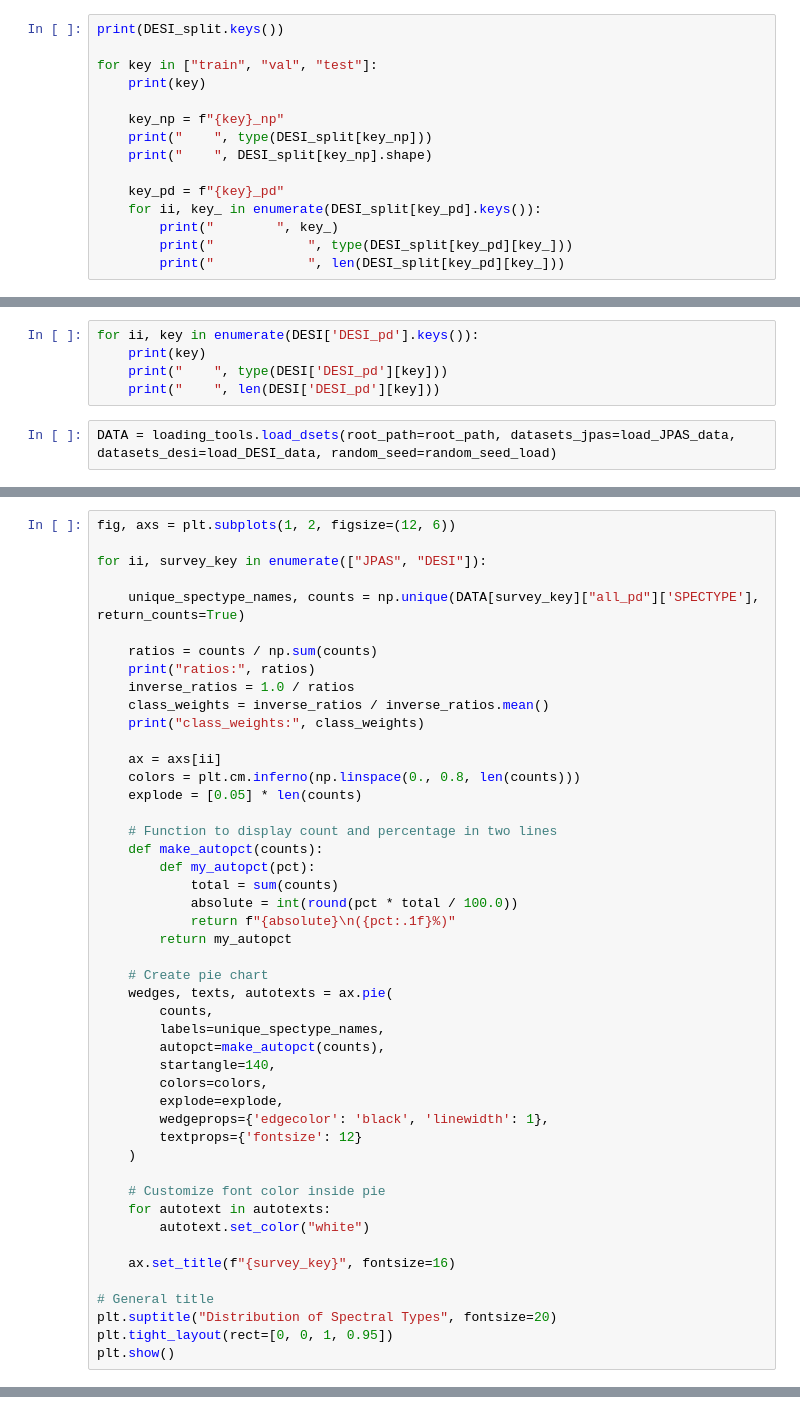
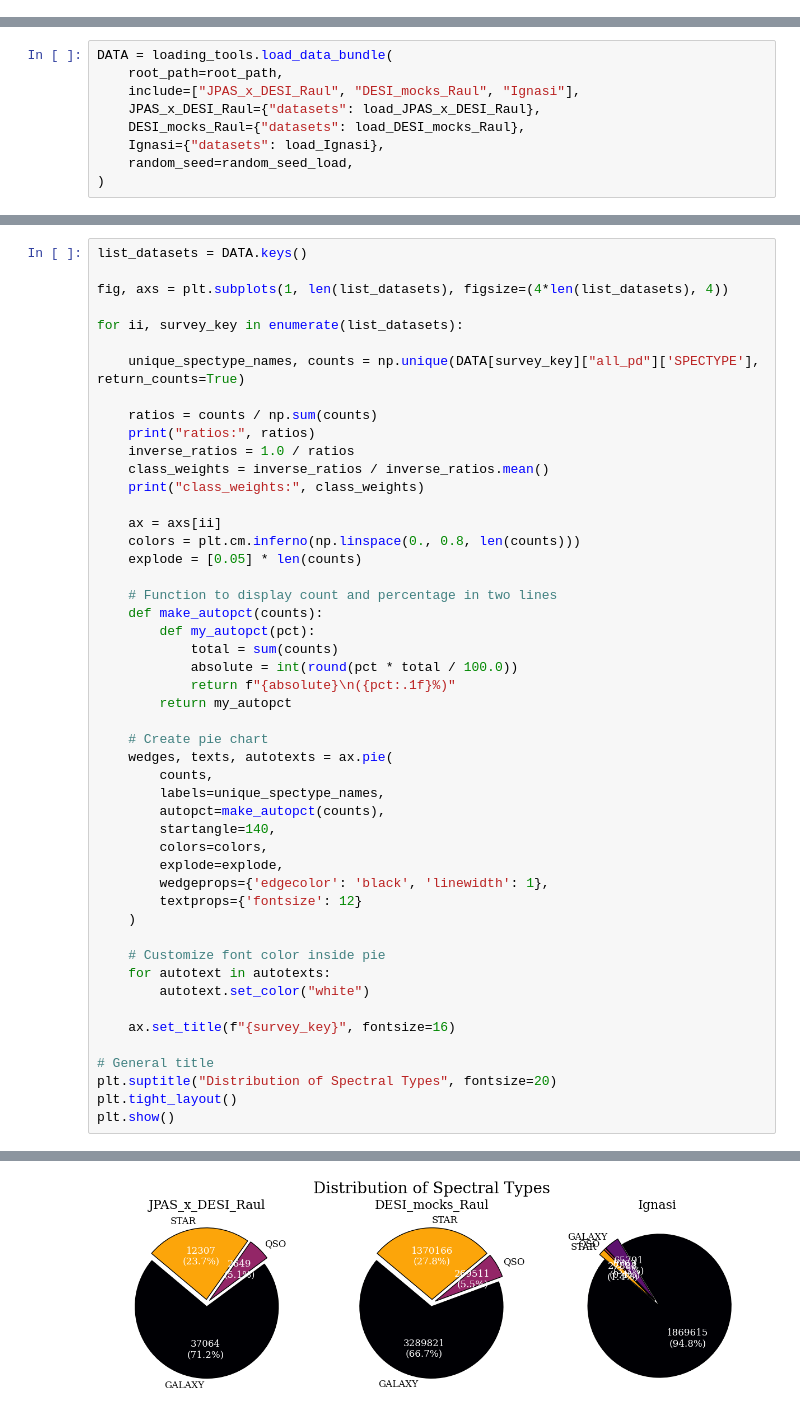
Before and after one commit to daniellopezcano/JPAS_Domain_Adaptation, a Jupyter notebook: notebooks/00_loading_tools.ipynb, the cells around one changed output, grey strips where cells are left out. Saved outputs shown, nothing was run; the diff lists cells and outputs as text.

Commit message:
new data loading updated. Plots for showing latents up to notebook example 6

```diff
--- a/notebooks/00_loading_tools.ipynb
+++ b/notebooks/00_loading_tools.ipynb
@@ -39,15 +28,0 @@ DESI_split = loading_tools.load_DESI_dsets(DESI_split, root_path, load_DESI_data
-# %%
-print(DESI_split.keys())
-
-for key in ["train", "val", "test"]:
-    print(key)
-
-    key_np = f"{key}_np"
-    print("    ", type(DESI_split[key_np]))
-    print("    ", DESI_split[key_np].shape)
-
-    key_pd = f"{key}_pd"
-    for ii, key_ in enumerate(DESI_split[key_pd].keys()):
-        print("        ", key_)
-        print("            ", type(DESI_split[key_pd][key_]))
-        print("            ", len(DESI_split[key_pd][key_]))
@@ -60,7 +28,0 @@ print(DESI['DESI_pd'].keys())
-# %%
-for ii, key in enumerate(DESI['DESI_pd'].keys()):
-    print(key)
-    print("    ", type(DESI['DESI_pd'][key]))
-    print("    ", len(DESI['DESI_pd'][key]))
-# %%
-DATA = loading_tools.load_dsets(root_path=root_path, datasets_jpas=load_JPAS_data, datasets_desi=load_DESI_data, random_seed=random_seed_load)
@@ -78,0 +29,9 @@ print(DATA['DESI']["all_pd"]['TARGETID'].shape)
+# %%
+DATA = loading_tools.load_data_bundle(
+    root_path=root_path,
+    include=["JPAS_x_DESI_Raul", "DESI_mocks_Raul", "Ignasi"],
+    JPAS_x_DESI_Raul={"datasets": load_JPAS_x_DESI_Raul},
+    DESI_mocks_Raul={"datasets": load_DESI_mocks_Raul},
+    Ignasi={"datasets": load_Ignasi},
+    random_seed=random_seed_load,
+)
@@ -79,7 +56,9 @@ print(DATA['DESI']["all_pd"]['TARGETID'].shape)
 # %%
-fig, axs = plt.subplots(1, 2, figsize=(12, 6))
+list_datasets = DATA.keys()
 
-for ii, survey_key in enumerate(["JPAS", "DESI"]):
+fig, axs = plt.subplots(1, len(list_datasets), figsize=(4*len(list_datasets), 4))
+
+for ii, survey_key in enumerate(list_datasets):
 
     unique_spectype_names, counts = np.unique(DATA[survey_key]["all_pd"]['SPECTYPE'], return_counts=True)
 
@@ -121,5 +100,6 @@ for ii, survey_key in enumerate(["JPAS", "DESI"]):
 
 # General title
 plt.suptitle("Distribution of Spectral Types", fontsize=20)
-plt.tight_layout(rect=[0, 0, 1, 0.95])
+plt.tight_layout()
 plt.show()
+# %% [output]
@@ -126,2 +112,3 @@ plt.show()
+[figure, added]
 # %%
 # === Compute DESI histogram ===
```
Also changed, not shown: parts of 11 cells of this notebook, 26 other files.
